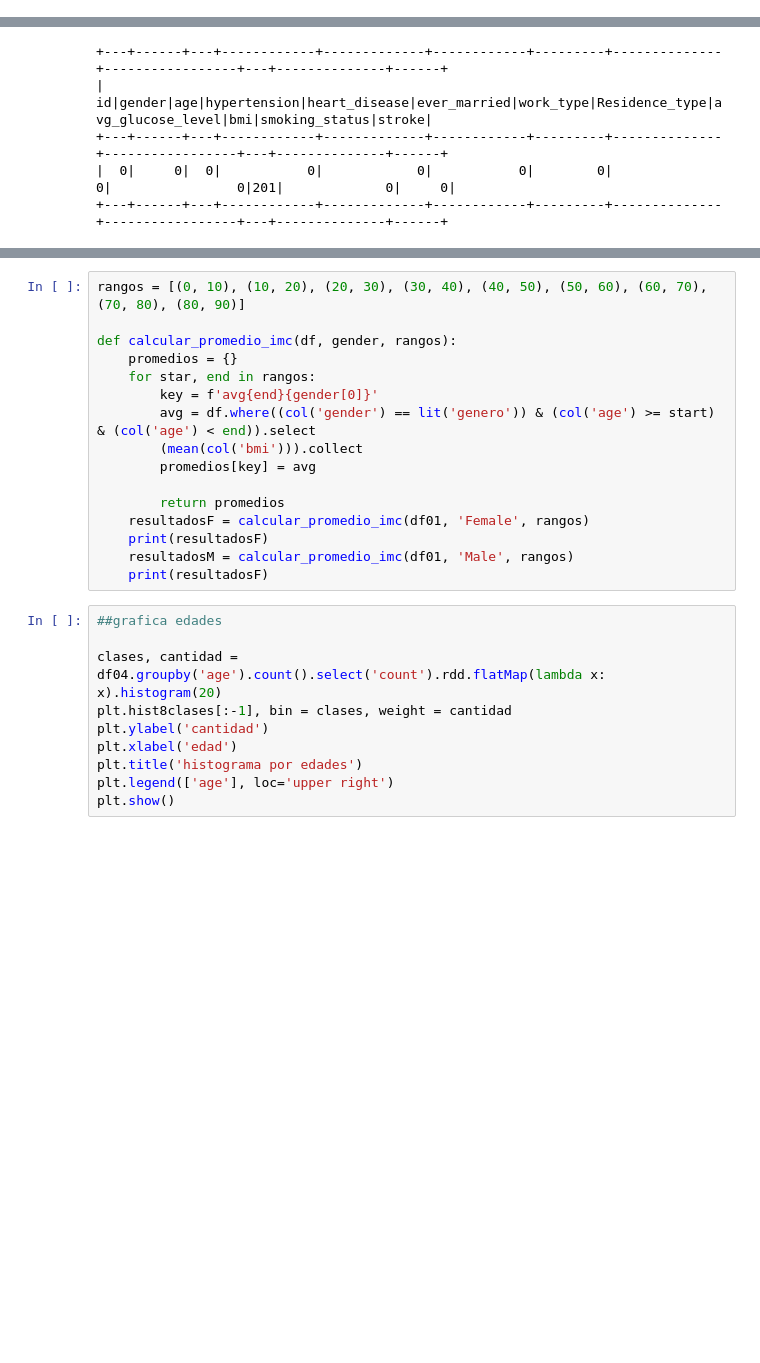
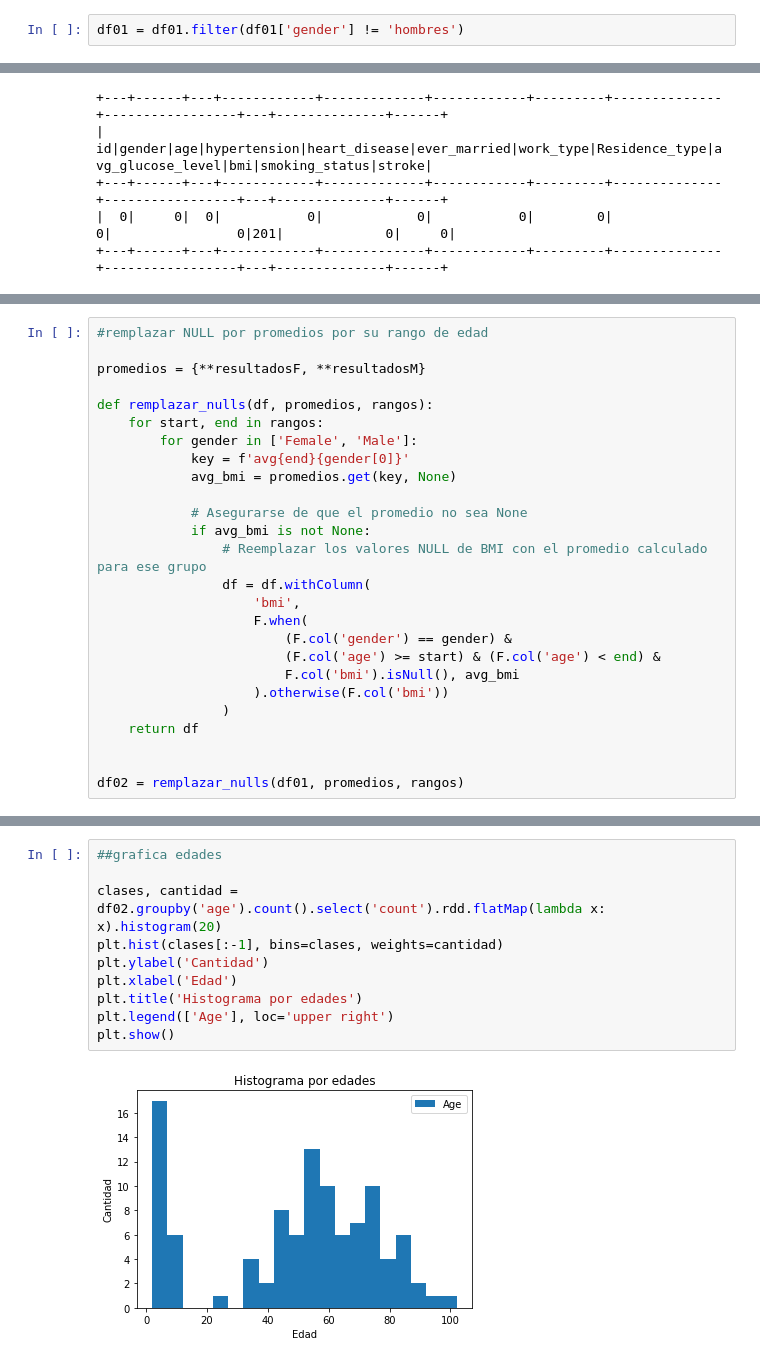
Before and after one commit to RicardoHurtadoF/Procesamiento-De-Datos, a Jupyter notebook: Notebook/Hurtado_febrero_2025.ipynb, the cells around one changed output, grey strips where cells are left out. Cells and saved outputs as stored; diff of their text form; blank space fills up the shorter version.

```diff
--- a/Notebook/Hurtado_febrero_2025.ipynb
+++ b/Notebook/Hurtado_febrero_2025.ipynb
@@ -80,3 +91,5 @@ root
+# %%
+df01 = df01.filter(df01['gender'] != 'hombres')
 # %%
 df01.show(10)
 # %% [output]
@@ -169 +192,27 @@ df02 = df01.withColumn("bmi", when((df01['gender'] == 'Male') & (df01['bmi'].isN
+# %%
+#remplazar NULL por promedios por su rango de edad
+
+promedios = {**resultadosF, **resultadosM}
+
+def remplazar_nulls(df, promedios, rangos):
+    for start, end in rangos:
+        for gender in ['Female', 'Male']:
+            key = f'avg{end}{gender[0]}'
+            avg_bmi = promedios.get(key, None)
+
+            # Asegurarse de que el promedio no sea None
+            if avg_bmi is not None:
+                # Reemplazar los valores NULL de BMI con el promedio calculado para ese grupo
+                df = df.withColumn(
+                    'bmi',
+                    F.when(
+                        (F.col('gender') == gender) &
+                        (F.col('age') >= start) & (F.col('age') < end) &
+                        F.col('bmi').isNull(), avg_bmi
+                    ).otherwise(F.col('bmi'))
+                )
+    return df
+
+
+df02 = remplazar_nulls(df01, promedios, rangos)
 # %%
@@ -171,29 +226,15 @@ df02.select([count(when(isnan(c) | col(c).isNull(), c)).alias(c) for c in df03.c
-# %%
-rangos = [(0, 10), (10, 20), (20, 30), (30, 40), (40, 50), (50, 60), (60, 70), (70, 80), (80, 90)]
-
-def calcular_promedio_imc(df, gender, rangos):
-    promedios = {}
-    for star, end in rangos:
-        key = f'avg{end}{gender[0]}'
-        avg = df.where((col('gender') == lit('genero')) & (col('age') >= start) & (col('age') < end)).select
-        (mean(col('bmi'))).collect
-        promedios[key] = avg
-
-        return promedios
-    resultadosF = calcular_promedio_imc(df01, 'Female', rangos)
-    print(resultadosF)
-    resultadosM = calcular_promedio_imc(df01, 'Male', rangos)
-    print(resultadosF)
 # %%
 ##grafica edades
 
-clases, cantidad = df04.groupby('age').count().select('count').rdd.flatMap(lambda x: x).histogram(20)
-plt.hist8clases[:-1], bin = clases, weight = cantidad
-plt.ylabel('cantidad')
-plt.xlabel('edad')
-plt.title('histograma por edades')
-plt.legend(['age'], loc='upper right')
+clases, cantidad = df02.groupby('age').count().select('count').rdd.flatMap(lambda x: x).histogram(20)
+plt.hist(clases[:-1], bins=clases, weights=cantidad)
+plt.ylabel('Cantidad')
+plt.xlabel('Edad')
+plt.title('Histograma por edades')
+plt.legend(['Age'], loc='upper right')
 plt.show()
+# %% [output]
+[figure, added]
 # %%
 ##genero
 genero = df02.groupby('gender').count().select('count').rdd.flatMap(lambda x: x).collect()
```
Also changed, not shown: parts of 11 cells of this notebook.
